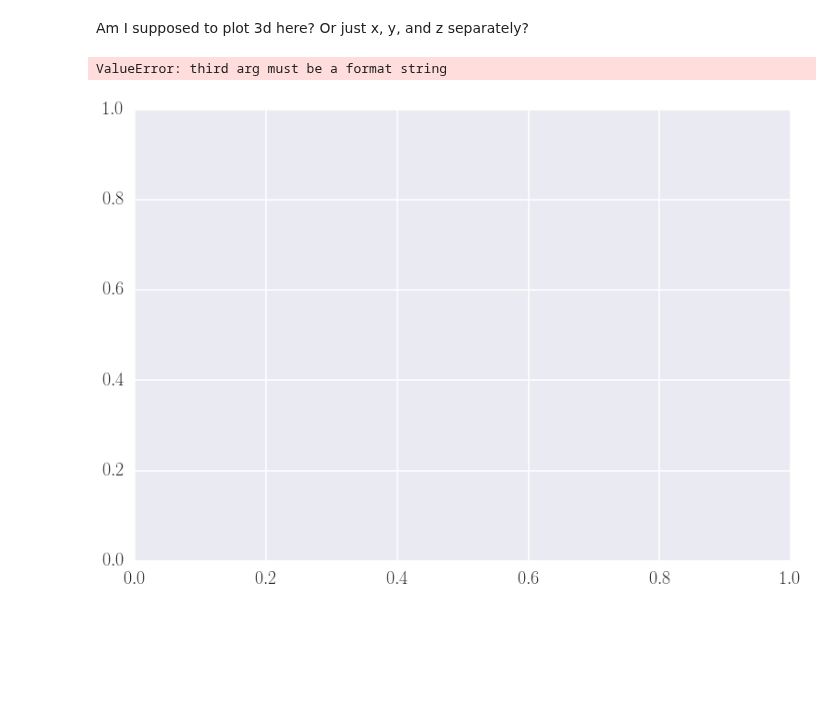
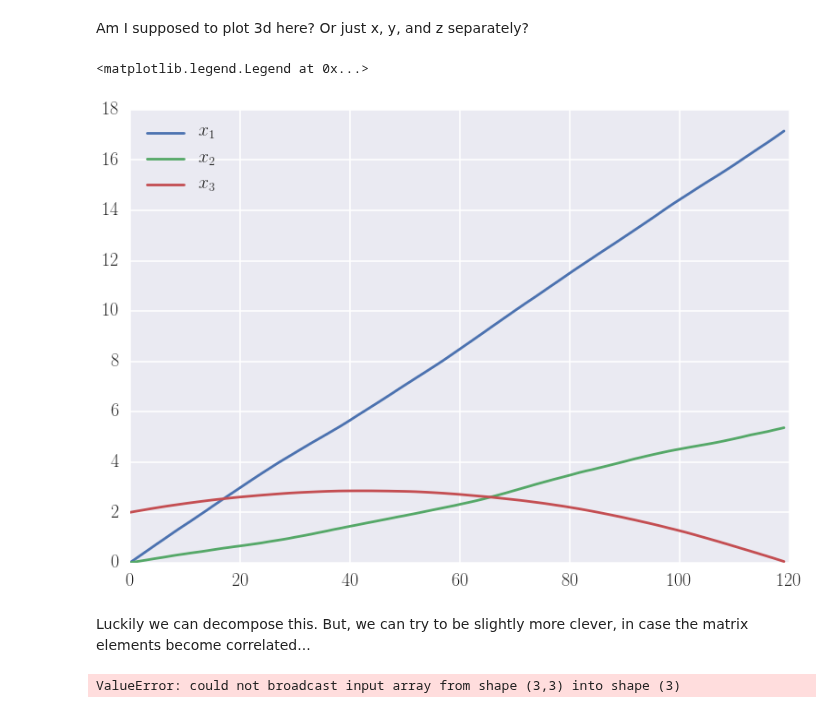
Before and after one commit to harvard-cs205/cs205-homework, a Jupyter notebook: HW0/P4/2015_09_02_v01.ipynb, the cells around one changed output. Cells and saved outputs as stored; diff of their text form; code cells hidden in the pictures; blank space fills up the shorter version.

Commit message:
Next part of the problem is done, reading in the points and plotting them.

```diff
--- a/HW0/P4/2015_09_02_v01.ipynb
+++ b/HW0/P4/2015_09_02_v01.ipynb
@@ -13,8 +13,8 @@ s_true = pd.read_csv('./P4_trajectory.txt', header=None)
 # %% [markdown]
 Am I supposed to plot 3d here? Or just x, y, and z separately?
 # %%
-plt.plot(s_true.loc[:, 0], s_true.loc[:, 1], s_true.loc[:, 2])
+plt.plot(s_true.loc[:, 0:2])
 plt.legend([r'$x_1$', r'$x_2$', r'$x_3$'], loc='best')
 # %% [output]
-ValueError: third arg must be a format string
+<matplotlib.legend.Legend at 0x...>
-[figure, old version]
+[figure, new version]
@@ -20,0 +32,6 @@ ValueError: third arg must be a format string
+# %% [markdown]
+Luckily we can decompose this. But, we can try to be slightly more clever, in case the matrix elements become correlated...
+# %%
+np.apply_along_axis(lambda x: rescale_matrix * x, 1, measurements)
+# %% [output]
+ValueError: could not broadcast input array from shape (3,3) into shape (3)
```
Also changed, not shown: parts of 6 cells of this notebook, 1 other file.
